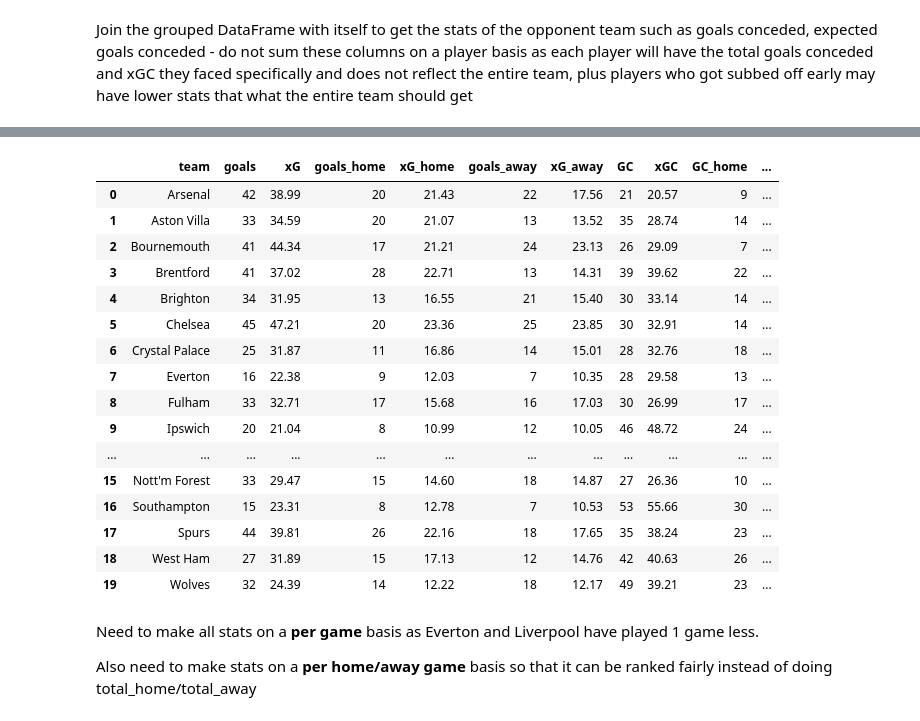
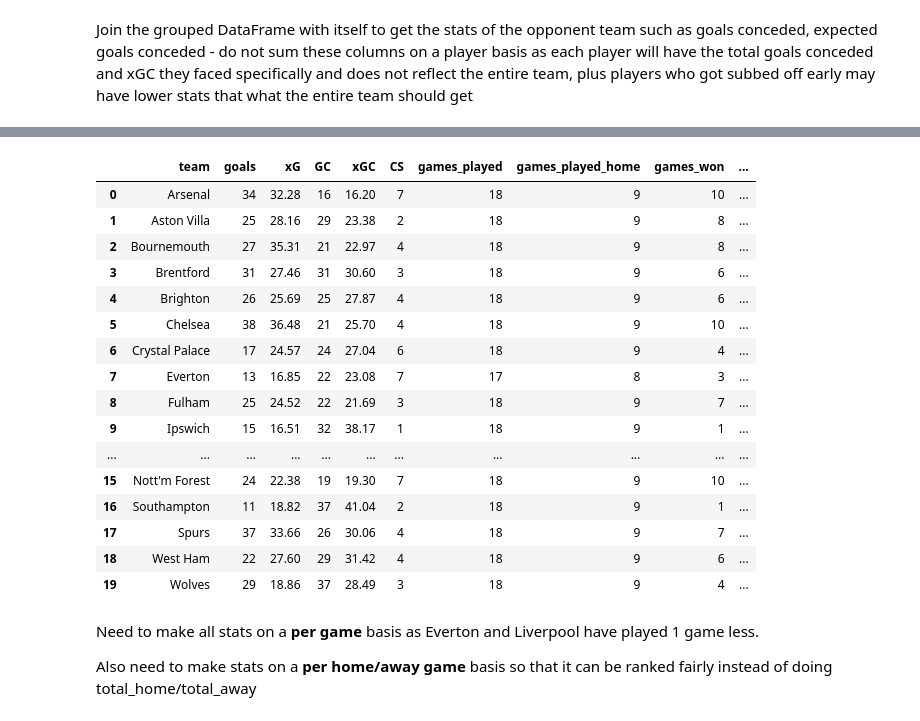
Before and after one commit to mattfurey1/fpl_points_predictor, a Jupyter notebook: project.ipynb, the cells around one changed output, grey strips where cells are left out. Saved outputs shown, nothing was run; the diff lists cells and outputs as text; code cells hidden in the pictures.

Commit message:
split data into training and test before calculating aggregates, removed use of fixture-specific columns in the modelling

```diff
--- a/project.ipynb
+++ b/project.ipynb
@@ -170,10 +196,6 @@ Gameweek Team Stats
 # %%
-gw_team_grouped = fpl.groupby(['GW', 'round', 'fixture', 'team', 'opponent']).aggregate({'goals': 'sum',
+gw_team_grouped = training_df.groupby(['GW', 'round', 'fixture', 'team', 'opponent']).aggregate({'goals': 'sum',
                                                                                         'xG': 'sum',
-                                                                                        'was_home': 'max',
-                                                                                        'goals_home' : 'sum',
-                                                                                        'goals_away' : 'sum',
-                                                                                        'xG_home' : 'sum',
-                                                                                        'xG_away' : 'sum'}).reset_index()
+                                                                                        'was_home': 'max'}).reset_index()
 gw_team_grouped
 # %% [output]
@@ -218,14 +240,8 @@ gw_team_stats_merged
 # %%
-gw_team_stats_sliced = gw_team_stats_merged[['GW', 'round', 'fixture', 'team',
-                                      'goals','xG', 'was_home', 'goals_home', 'goals_away', 'xG_home', 'xG_away',
-                                      'goals_opponent', 'xG_opponent', 'goals_away_opponent', 'goals_home_opponent',
-                                      'xG_away_opponent', 'xG_home_opponent', 'opponent']].copy()
+gw_team_stats_sliced = gw_team_stats_merged[['GW', 'round', 'fixture', 'team', 'goals','xG', 'was_home',
+                                      'goals_opponent', 'xG_opponent', 'opponent']].copy()
 
 team_stats_per_gw = gw_team_stats_sliced.rename(columns={'goals_opponent': 'GC',
-                                                         'xG_opponent': 'xGC',
-                                                         'goals_home_opponent' : 'GC_away',
-                                                         'goals_away_opponent' : 'GC_home',
-                                                         'xG_home_opponent' : 'xGC_away',
-                                                         'xG_away_opponent' : 'xGC_home'})
+                                                         'xG_opponent': 'xGC'})
 team_stats_per_gw
 # %% [output]
@@ -245,16 +261,9 @@ team_stats_per_gw
 # %%
 # create a new column for clean sheets
 team_stats_per_gw['CS'] = np.where(team_stats_per_gw['GC'] == 0, 1, 0)
-team_stats_per_gw['CS_home'] = np.where((team_stats_per_gw['GC'] == 0) & (team_stats_per_gw['was_home'] == True), 1, 0)
-team_stats_per_gw['CS_away'] = np.where((team_stats_per_gw['GC'] == 0) & (team_stats_per_gw['was_home'] == False), 1, 0)
 
 # create a new column for whether they won the match or not
 team_stats_per_gw['match_won'] = np.where(team_stats_per_gw['goals'] > team_stats_per_gw['GC'], 1, 0)
-#team_stats_per_gw['match_won_home'] = np.where((team_stats_per_gw['goals'] > team_stats_per_gw['GC']) & (team_stats_per_gw['was_home'] == True), 1, 0)
-#team_stats_per_gw['match_won_away'] = np.where((team_stats_per_gw['goals'] > team_stats_per_gw['GC']) & (team_stats_per_gw['was_home'] == False), 1, 0)
 
-# potentially use this
-team_stats_per_gw['match_won_home'] = np.where((team_stats_per_gw['goals_home'] > team_stats_per_gw['GC_home']), 1, 0)
-team_stats_per_gw['match_won_away'] = np.where((team_stats_per_gw['goals_away'] > team_stats_per_gw['GC_away']), 1, 0)
 team_stats_per_gw
 # %% [output]
@@ -274,48 +283,34 @@ team_stats_per_gw
 # %%
 team_total_stats = team_stats_per_gw.groupby('team').agg({'goals' : 'sum',
                                                          'xG' : 'sum',
-                                                         'goals_home' : 'sum',
-                                                         'xG_home' : 'sum',
-                                                         'goals_away' : 'sum',
-                                                         'xG_away' : 'sum',
                                                          'GC' : 'sum',
                                                          'xGC' : 'sum',
-                                                         'GC_home' : 'sum',
-                                                         'xGC_home' : 'sum',
-                                                         'GC_away' : 'sum',
-                                                         'xGC_away' : 'sum',
                                                          'CS' : 'sum',
-                                                         'CS_home' : 'sum',
-                                                         'CS_away' : 'sum',
                                                          'fixture' : 'count',
                                                          'was_home' : 'sum',
-                                                         'match_won' : 'sum',
-                                                         'match_won_home' : 'sum',
-                                                         'match_won_away' : 'sum'}).reset_index()
+                                                         'match_won' : 'sum'}).reset_index()
 
 team_total_stats = team_total_stats.rename(columns={'fixture' : 'games_played',
                                                     'was_home' : 'games_played_home',
-                                                    'match_won' : 'games_won',
-                                                    'match_won_home' : 'games_won_home',
-                                                    'match_won_away' : 'games_won_away'})
+                                                    'match_won' : 'games_won'})
 
 team_total_stats['games_played_away'] = team_total_stats['games_played'] - team_total_stats['games_played_home']
 team_total_stats
 # %% [output]
-|  | team | goals | xG | goals_home | xG_home | goals_away | xG_away | GC | xGC | GC_home | ... |
-| 0 | Arsenal | 42 | 38.99 | 20 | 21.43 | 22 | 17.56 | 21 | 20.57 | 9 | ... |
-| 1 | Aston Villa | 33 | 34.59 | 20 | 21.07 | 13 | 13.52 | 35 | 28.74 | 14 | ... |
-| 2 | Bournemouth | 41 | 44.34 | 17 | 21.21 | 24 | 23.13 | 26 | 29.09 | 7 | ... |
-| 3 | Brentford | 41 | 37.02 | 28 | 22.71 | 13 | 14.31 | 39 | 39.62 | 22 | ... |
-| 4 | Brighton | 34 | 31.95 | 13 | 16.55 | 21 | 15.40 | 30 | 33.14 | 14 | ... |
-| 5 | Chelsea | 45 | 47.21 | 20 | 23.36 | 25 | 23.85 | 30 | 32.91 | 14 | ... |
-| 6 | Crystal Palace | 25 | 31.87 | 11 | 16.86 | 14 | 15.01 | 28 | 32.76 | 18 | ... |
-| 7 | Everton | 16 | 22.38 | 9 | 12.03 | 7 | 10.35 | 28 | 29.58 | 13 | ... |
-| 8 | Fulham | 33 | 32.71 | 17 | 15.68 | 16 | 17.03 | 30 | 26.99 | 17 | ... |
-| 9 | Ipswich | 20 | 21.04 | 8 | 10.99 | 12 | 10.05 | 46 | 48.72 | 24 | ... |
-| ... | ... | ... | ... | ... | ... | ... | ... | ... | ... | ... | ... |
-| 15 | Nott'm Forest | 33 | 29.47 | 15 | 14.60 | 18 | 14.87 | 27 | 26.36 | 10 | ... |
-| 16 | Southampton | 15 | 23.31 | 8 | 12.78 | 7 | 10.53 | 53 | 55.66 | 30 | ... |
-| 17 | Spurs | 44 | 39.81 | 26 | 22.16 | 18 | 17.65 | 35 | 38.24 | 23 | ... |
-| 18 | West Ham | 27 | 31.89 | 15 | 17.13 | 12 | 14.76 | 42 | 40.63 | 26 | ... |
-| 19 | Wolves | 32 | 24.39 | 14 | 12.22 | 18 | 12.17 | 49 | 39.21 | 23 | ... |
+|  | team | goals | xG | GC | xGC | CS | games_played | games_played_home | games_won | ... |
+| 0 | Arsenal | 34 | 32.28 | 16 | 16.20 | 7 | 18 | 9 | 10 | ... |
+| 1 | Aston Villa | 25 | 28.16 | 29 | 23.38 | 2 | 18 | 9 | 8 | ... |
+| 2 | Bournemouth | 27 | 35.31 | 21 | 22.97 | 4 | 18 | 9 | 8 | ... |
+| 3 | Brentford | 31 | 27.46 | 31 | 30.60 | 3 | 18 | 9 | 6 | ... |
+| 4 | Brighton | 26 | 25.69 | 25 | 27.87 | 4 | 18 | 9 | 6 | ... |
+| 5 | Chelsea | 38 | 36.48 | 21 | 25.70 | 4 | 18 | 9 | 10 | ... |
+| 6 | Crystal Palace | 17 | 24.57 | 24 | 27.04 | 6 | 18 | 9 | 4 | ... |
+| 7 | Everton | 13 | 16.85 | 22 | 23.08 | 7 | 17 | 8 | 3 | ... |
+| 8 | Fulham | 25 | 24.52 | 22 | 21.69 | 3 | 18 | 9 | 7 | ... |
+| 9 | Ipswich | 15 | 16.51 | 32 | 38.17 | 1 | 18 | 9 | 1 | ... |
+| ... | ... | ... | ... | ... | ... | ... | ... | ... | ... | ... |
+| 15 | Nott'm Forest | 24 | 22.38 | 19 | 19.30 | 7 | 18 | 9 | 10 | ... |
+| 16 | Southampton | 11 | 18.82 | 37 | 41.04 | 2 | 18 | 9 | 1 | ... |
+| 17 | Spurs | 37 | 33.66 | 26 | 30.06 | 4 | 18 | 9 | 7 | ... |
+| 18 | West Ham | 22 | 27.60 | 29 | 31.42 | 4 | 18 | 9 | 6 | ... |
+| 19 | Wolves | 29 | 18.86 | 37 | 28.49 | 3 | 18 | 9 | 4 | ... |
```
Also changed, not shown: parts of 48 cells of this notebook, 2 other files.
